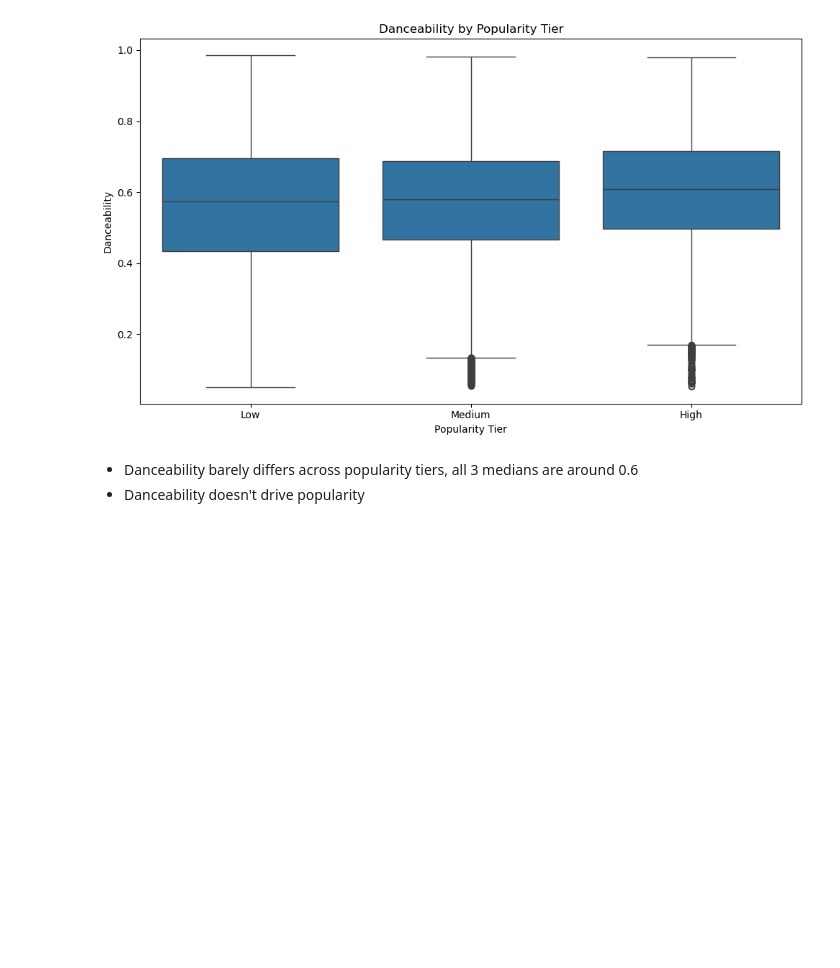
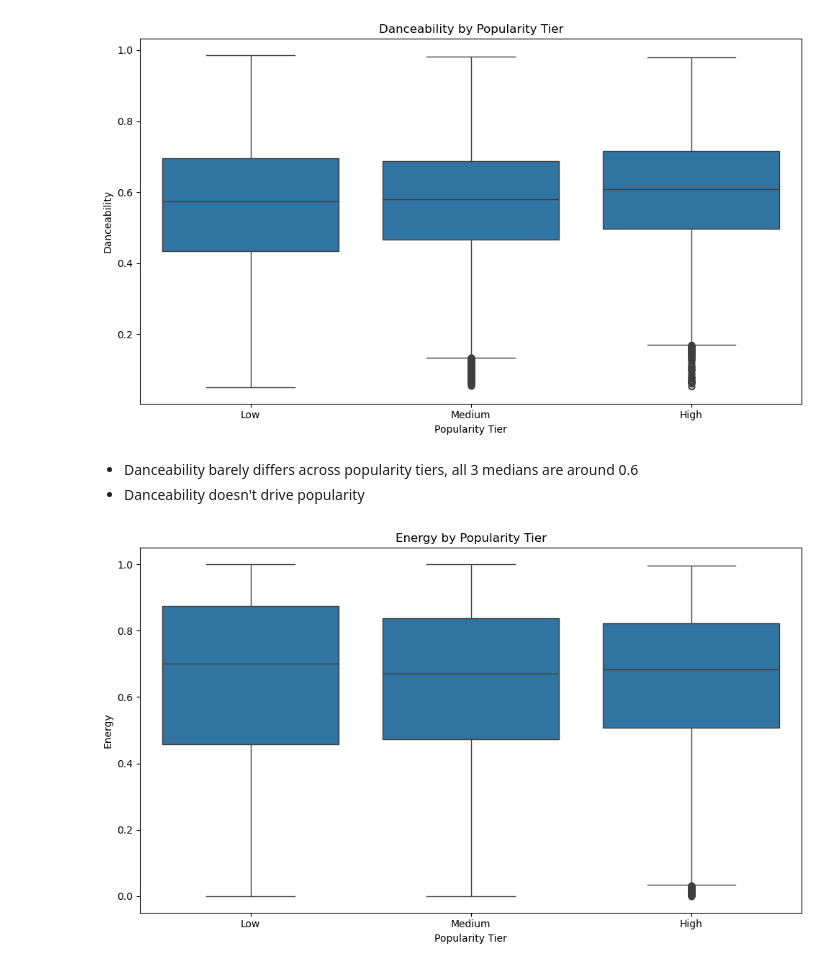
Before and after one commit to DerekHickey6/ml-mini-projects, a Jupyter notebook: eda-portfolio/notebooks/spotify_eda.ipynb, the cells around one changed output. Drawn from its saved outputs; the diff is of its cells as text; code cells hidden in the pictures; blank space fills up the shorter version.

Commit message:
plot valence and energy by popularity tiers

```diff
--- a/eda-portfolio/notebooks/spotify_eda.ipynb
+++ b/eda-portfolio/notebooks/spotify_eda.ipynb
@@ -242,3 +242,14 @@ plt.show()
 # %% [markdown]
 * Danceability barely differs across popularity tiers, all 3 medians are around 0.6
 * Danceability doesn't drive popularity
+# %%
+# Boxplot of energy by popularity tier
+plt.figure(figsize=(10, 6))
+sns.boxplot(x='popularity_tier', y='energy', data=df)
+plt.title('Energy by Popularity Tier')
+plt.xlabel('Popularity Tier')
+plt.ylabel('Energy')
+plt.tight_layout()
+plt.show()
+# %% [output]
+[figure, added]
```
Also changed, not shown: parts of 1 cell of this notebook.
